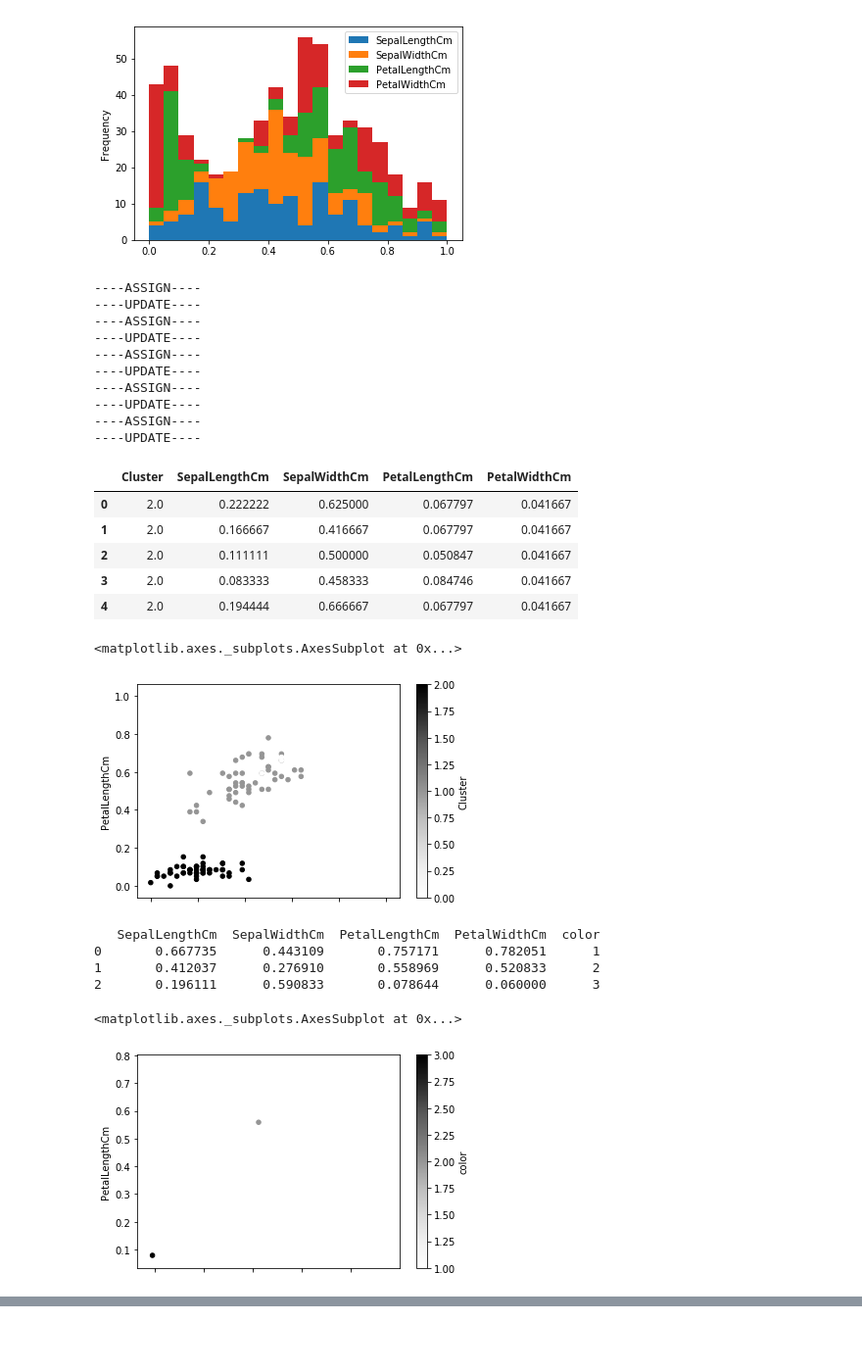
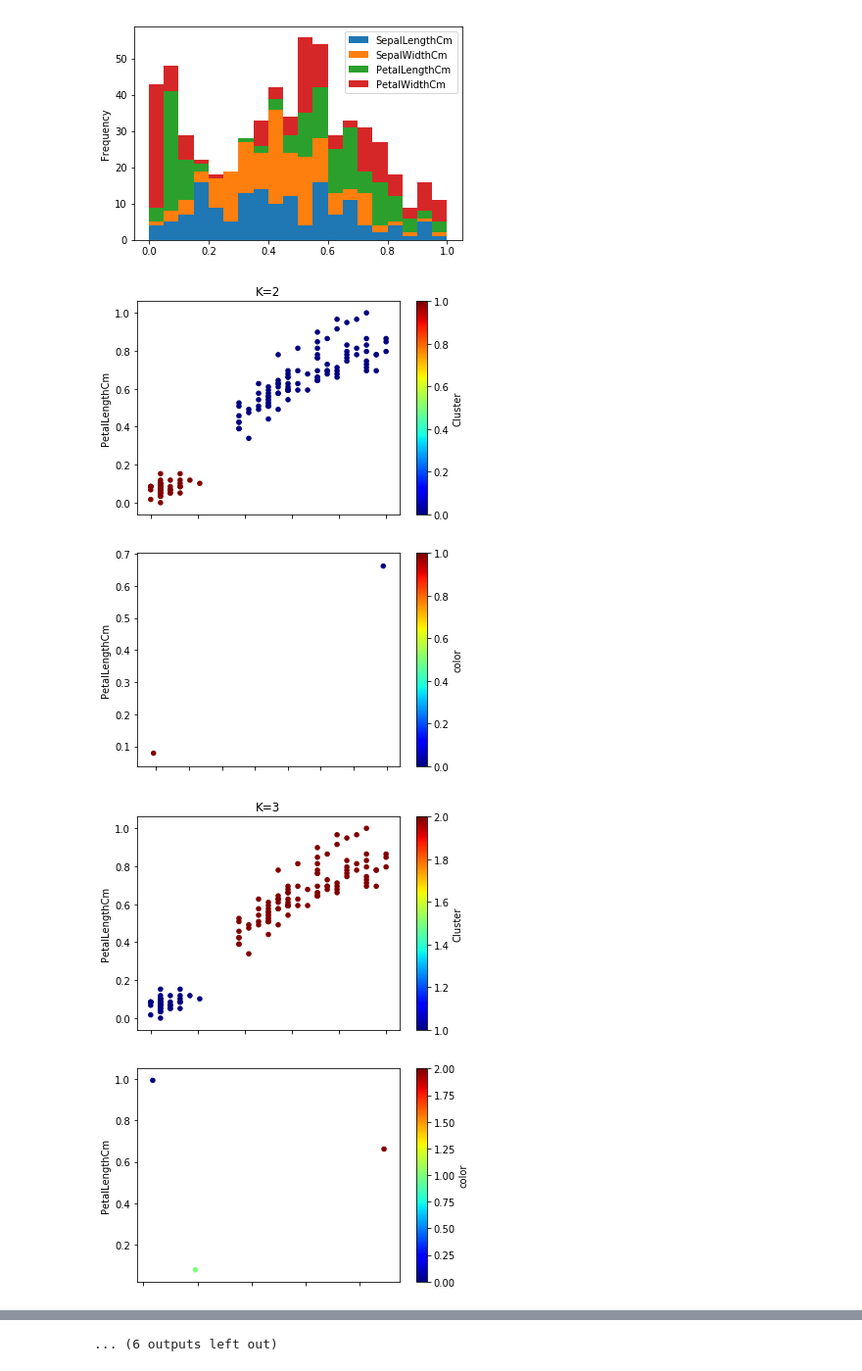
Before and after one commit to kj808/2019Probably-Interesting-Data, a Jupyter notebook: notebook/Probably Interesting Data.ipynb, the cells around one changed output, grey strips where cells are left out. Shown: that part at 98% size. Drawn from its saved outputs; the diff is of its cells as text; code cells hidden in the pictures; blank space fills up the shorter version.

```diff
--- a/notebook/Probably Interesting Data.ipynb
+++ b/notebook/Probably Interesting Data.ipynb
@@ -206,44 +133,28 @@ iris.plot.hist(stacked=True,bins=20)
 [figure]
 [figure]
 [figure]
-# %%
-checknum=iris.values
-k=3
-sometup=kmean(checknum, k)
-newcol=['Cluster'] + iriscol
-newdatasets = pd.DataFrame(columns=newcol,data=sometup[0])
-newdatasets.head()
-# %% [output]
-----ASSIGN----
-----UPDATE----
-----ASSIGN----
-----UPDATE----
-----ASSIGN----
-----UPDATE----
-----ASSIGN----
-----UPDATE----
-----ASSIGN----
-----UPDATE----
-|  | Cluster | SepalLengthCm | SepalWidthCm | PetalLengthCm | PetalWidthCm |
-| 0 | 2.0 | 0.222222 | 0.625000 | 0.067797 | 0.041667 |
-| 1 | 2.0 | 0.166667 | 0.416667 | 0.067797 | 0.041667 |
-| 2 | 2.0 | 0.111111 | 0.500000 | 0.050847 | 0.041667 |
-| 3 | 2.0 | 0.083333 | 0.458333 | 0.084746 | 0.041667 |
-| 4 | 2.0 | 0.194444 | 0.666667 | 0.067797 | 0.041667 |
-# %%
-newdatasets.plot.scatter(x='SepalLengthCm', y='PetalLengthCm', c='Cluster')
-# %% [output]
-<matplotlib.axes._subplots.AxesSubplot at 0x...>
-[figure, removed]
-# %%
-cents = pd.DataFrame(columns=iriscol,data=sometup[1])
-cents['color']=[1,2,3]
-print(cents.head())
-cents.plot.scatter(x='SepalLengthCm', y='PetalLengthCm', c='color')
-# %% [output]
-   SepalLengthCm  SepalWidthCm  PetalLengthCm  PetalWidthCm  color
-0       0.667735      0.443109       0.757171      0.782051      1
-1       0.412037      0.276910       0.558969      0.520833      2
-2       0.196111      0.590833       0.078644      0.060000      3
-<matplotlib.axes._subplots.AxesSubplot at 0x...>
-[figure, removed]
+# %%
+#Convert to numpy array
+checknum=iris.values
+
+#Loop through values k=2 to k=10
+for k in range(2,11,1):
+    #cluster the data
+    sometup=kmean(checknum, k)
+    #plot the data
+    newcol=['Cluster'] + iriscol
+    newdatasets = pd.DataFrame(columns=newcol,data=sometup[0])
+    newdatasets.plot.scatter(x='PetalWidthCm', y='PetalLengthCm', c='Cluster',colormap='jet', title="K="+str(k))
+
+    #Plot centroids
+    cents = pd.DataFrame(columns=iriscol,data=sometup[1])
+    colors=[]
+    for i in range(0, k, 1):
+        colors.append(i)
+    cents['color']=colors
+    cents.plot.scatter(x='SepalLengthCm', y='PetalLengthCm', c='color',colormap='jet')
+# %% [output]
+[figure, added]
+[figure, added]
+[figure, added]
+[figure, added]
@@ -249,0 +169 @@ cents.plot.scatter(x='SepalLengthCm', y='PetalLengthCm', c='color')
+... (6 outputs left out)
```
Also changed, not shown: parts of 18 cells of this notebook.
